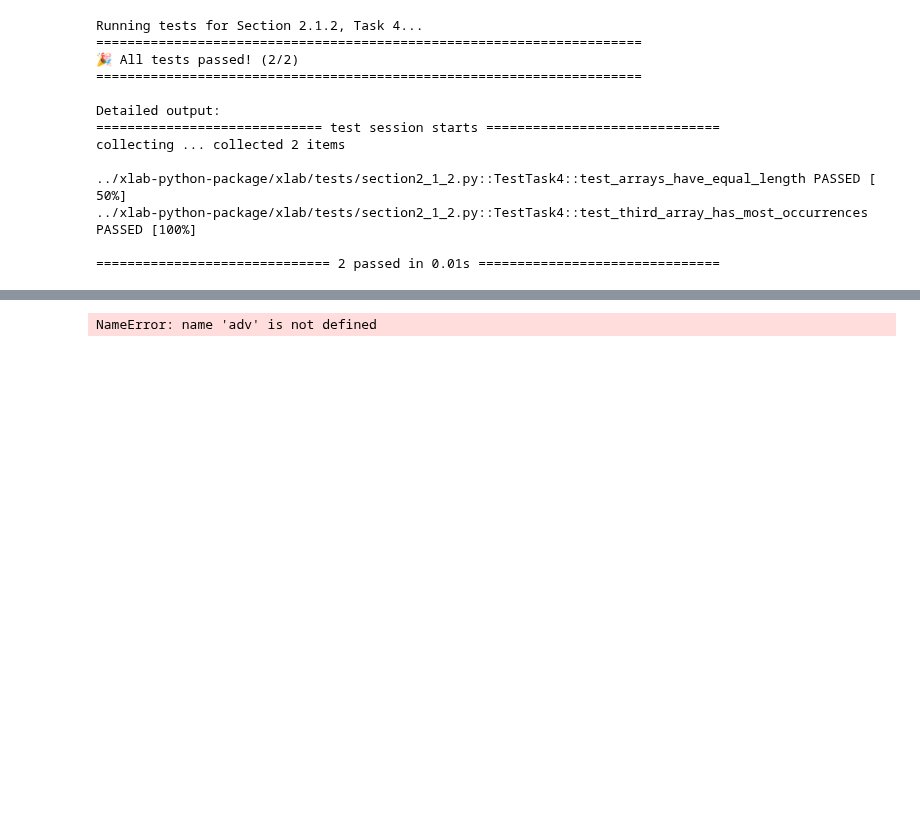
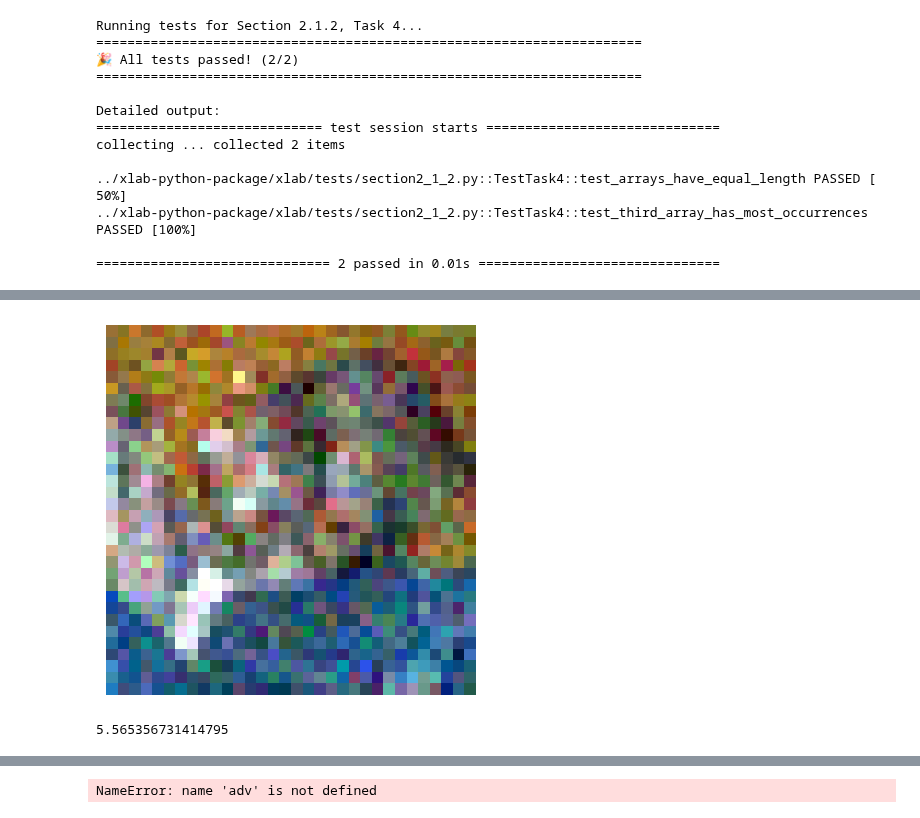
Before and after one commit to zroe1/xlab-ai-security, a Jupyter notebook: working/CW.ipynb, the cells around one changed output, grey strips where cells are left out. Drawn from its saved outputs; the diff is of its cells as text; code cells hidden in the pictures; blank space fills up the shorter version.

```diff
--- a/working/CW.ipynb
+++ b/working/CW.ipynb
@@ -179,7 +179,7 @@ def cw_simple(f, x, y, c, model, num_iters):
         optimizer.zero_grad()
         if (i + 1) % 5 == 0:
             print(f"iteration {i + 1}:\t loss={l.item():.4f}")
-    return x + delta
+    return torch.clip(x + delta, 0, 1)
 # %% [markdown]
 ### Task #4: Test different $f$ functions
 # %% [markdown]
@@ -405,0 +470,4 @@ tensor([[-2.2558, 12.9848,  3.5618,  0.7407, -3.0191, -4.9523, -0.8231, -5.2514,
+# %%
+x_clean = x_test[0:1].to(device)
+
+adv_image = cw_simple(f6, x_clean, 1, 100, model, 50)
@@ -405,0 +485,8 @@ tensor([[-2.2558, 12.9848,  3.5618,  0.7407, -3.0191, -4.9523, -0.8231, -5.2514,
+# %%
+show_image(adv_image.cpu())
+# %% [output]
+[figure, added]
+# %%
+distance(adv_image, x_clean, 2).item()
+# %% [output]
+5.565356731414795
```
Also changed, not shown: parts of 21 cells of this notebook.
